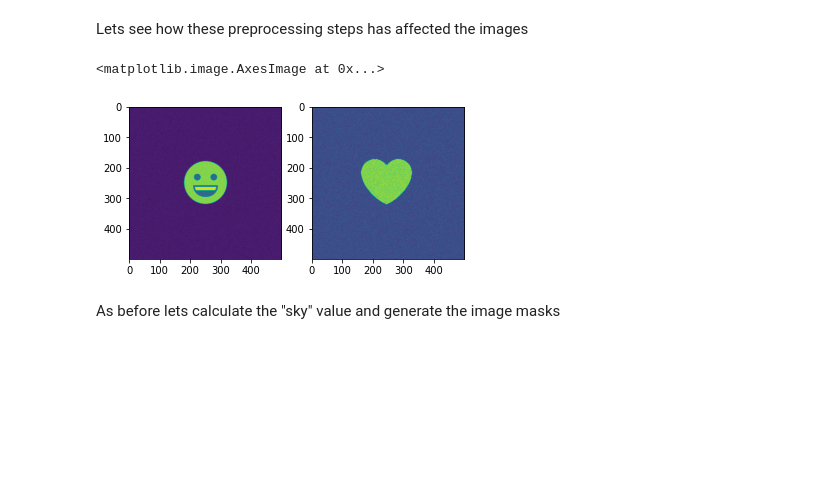
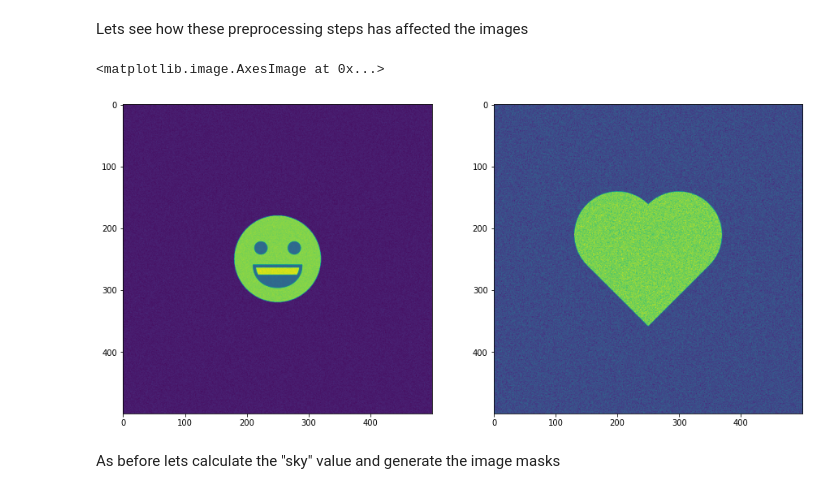
Before and after one commit to lewisfish/PawlikMorph-LSST, a Jupyter notebook: notebooks/outreach.ipynb, the cells around one changed output. Saved outputs shown, nothing was run; the diff lists cells and outputs as text; code cells hidden in the pictures; blank space fills up the shorter version.

```diff
--- a/notebooks/outreach.ipynb
+++ b/notebooks/outreach.ipynb
@@ -183,7 +201,7 @@ for i, idx in enumerate(numbers):
 
     # plot image and remove axis ticks
     axs[i].imshow(img, origin="lower")
-    axs[i].set_title(f"Galaxy number: {idx}")
+    axs[i].set_title(f"Galaxy number: {idx}", fontsize=15)
     axs[i].set_xticks([])
     axs[i].set_yticks([])
 print("Plotting images...")
@@ -296,14 +313,14 @@ def preprocessEmoji(img):
 # %% [markdown]
 Lets see how these preprocessing steps has affected the images
 # %%
-fig, axs = plt.subplots(1, 2)
+fig, axs = plt.subplots(1, 2, figsize=(15, 10))
 smiley = preprocessEmoji(smiley)
 heart = preprocessEmoji(heart)
 axs[0].imshow(smiley)
 axs[1].imshow(heart)
 # %% [output]
 <matplotlib.image.AxesImage at 0x...>
-[figure, old version]
+[figure, new version]
 # %% [markdown]
 As before lets calculate the "sky" value and generate the image masks
 # %%
```
Also changed, not shown: parts of 29 cells of this notebook, 3 other files.
